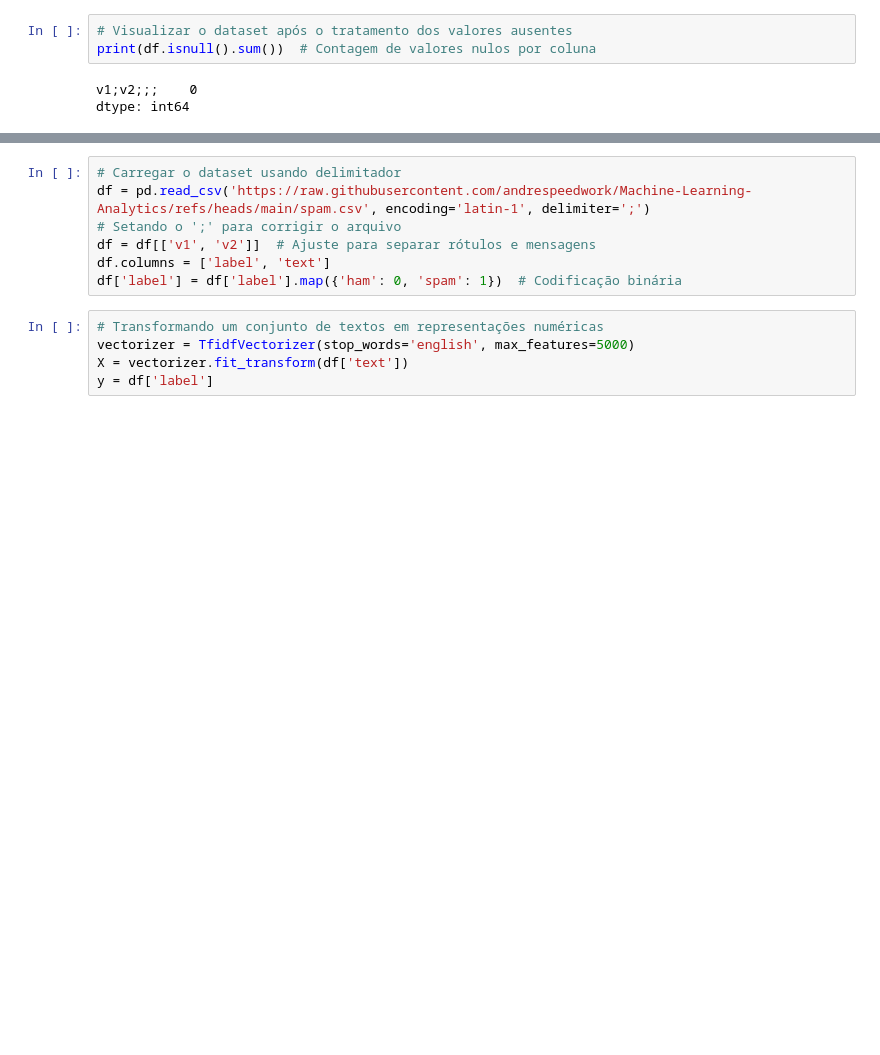
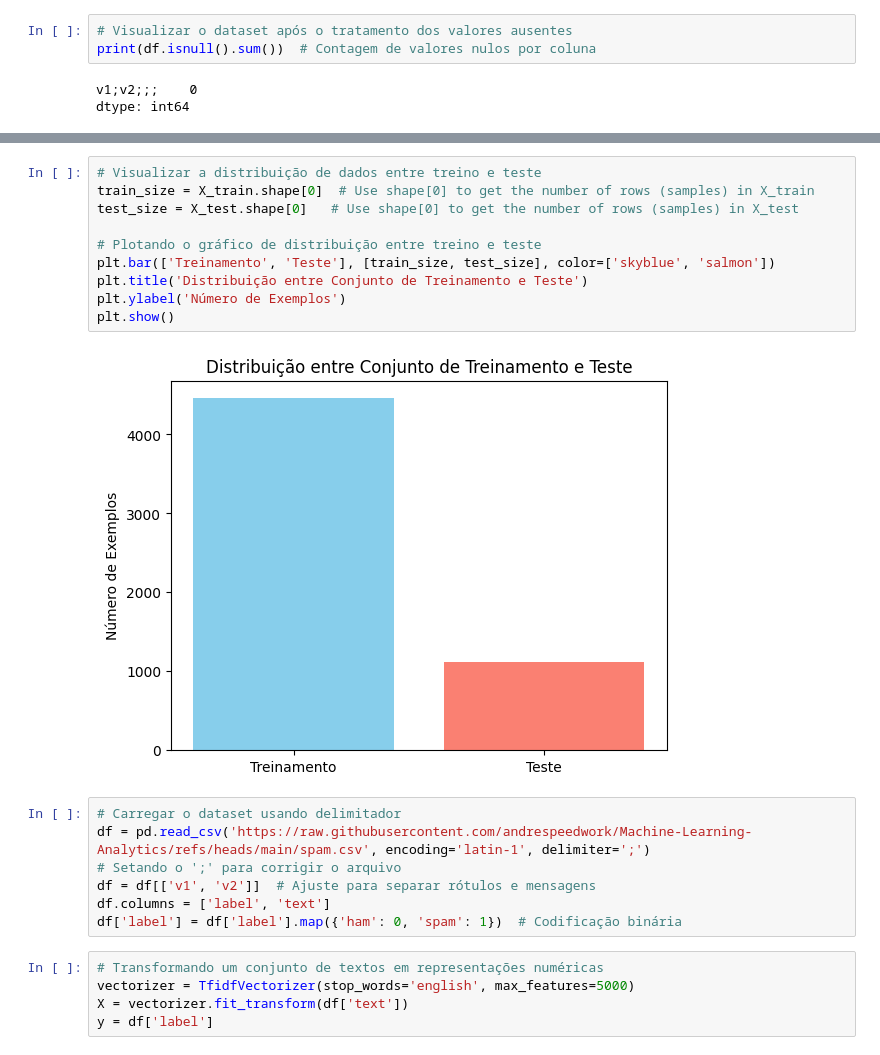
Before and after one commit to andrespeedwork/Machine-Learning-Analytics, a Jupyter notebook: Machine_Learning_e_Analytics.ipynb, the cells around one changed output, grey strips where cells are left out. Saved outputs shown, nothing was run; the diff lists cells and outputs as text; blank space fills up the shorter version.

```diff
--- a/Machine_Learning_e_Analytics.ipynb
+++ b/Machine_Learning_e_Analytics.ipynb
@@ -80,3 +80,15 @@ Dimensões do dataset: (927, 1)
+# %%
+# Visualizar a distribuição de dados entre treino e teste
+train_size = X_train.shape[0]  # Use shape[0] to get the number of rows (samples) in X_train
+test_size = X_test.shape[0]   # Use shape[0] to get the number of rows (samples) in X_test
+
+# Plotando o gráfico de distribuição entre treino e teste
+plt.bar(['Treinamento', 'Teste'], [train_size, test_size], color=['skyblue', 'salmon'])
+plt.title('Distribuição entre Conjunto de Treinamento e Teste')
+plt.ylabel('Número de Exemplos')
+plt.show()
+# %% [output]
+[figure, added]
 # %%
 # Carregar o dataset usando delimitador
 df = pd.read_csv('https://raw.githubusercontent.com/andrespeedwork/Machine-Learning-Analytics/refs/heads/main/spam.csv', encoding='latin-1', delimiter=';')
```
Also changed, not shown: parts of 4 cells of this notebook.
